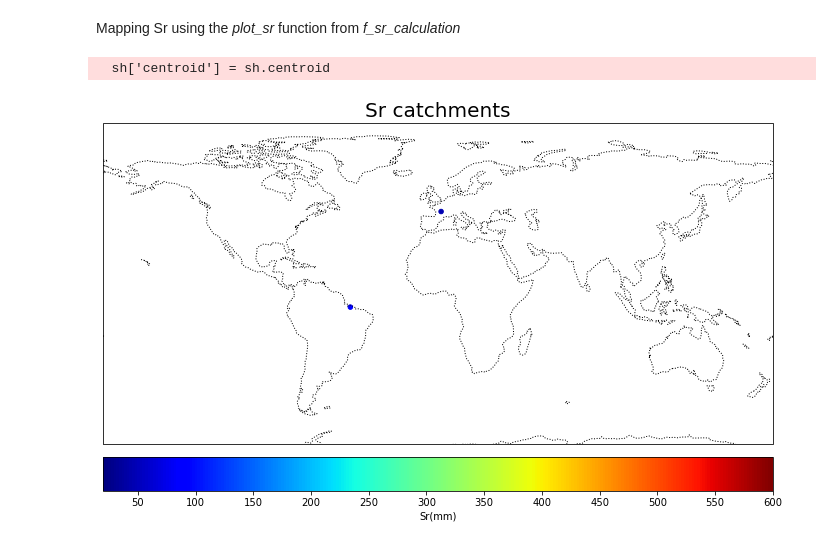
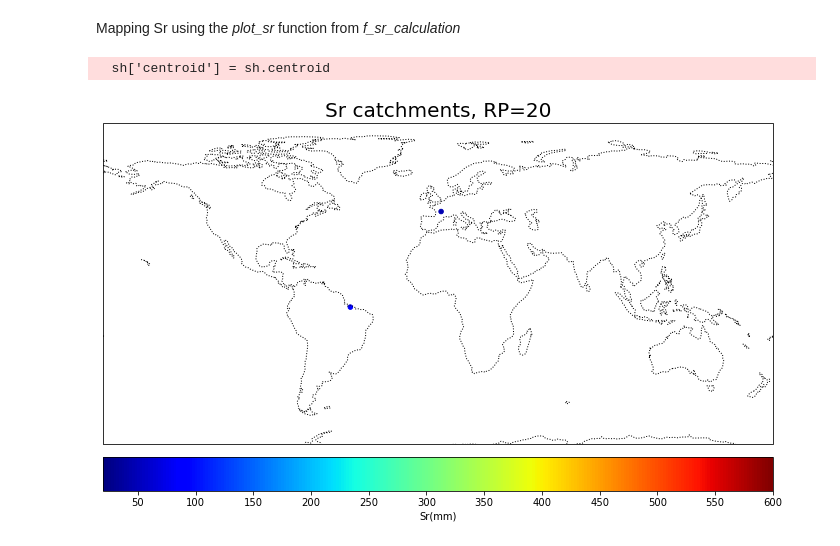
Before and after one commit to fvanoorschot/global_sr_module, a Jupyter notebook: run_script_main.ipynb, the cells around one changed output. Drawn from its saved outputs; the diff is of its cells as text; code cells hidden in the pictures.

```diff
--- a/run_script_main.ipynb
+++ b/run_script_main.ipynb
@@ -168,9 +177,10 @@ Mapping Sr using the *plot_sr* function from *f_sr_calculation*
 # %%
 sr_file = f'{work_dir}/output/sr_calculation/sr_all_catchments.csv'
 shp_file = f'{work_dir}/output/geo_catchments.shp'
-plot_sr(shp_file,sr_file)
+rp=20
+plot_sr(shp_file,sr_file,rp)
 # %% [output]
   sh['centroid'] = sh.centroid
-[figure, old version]
+[figure, new version]
 # %% [markdown]
 ### 9. Regression
```
Also changed, not shown: parts of 5 cells of this notebook, 2 other files.
